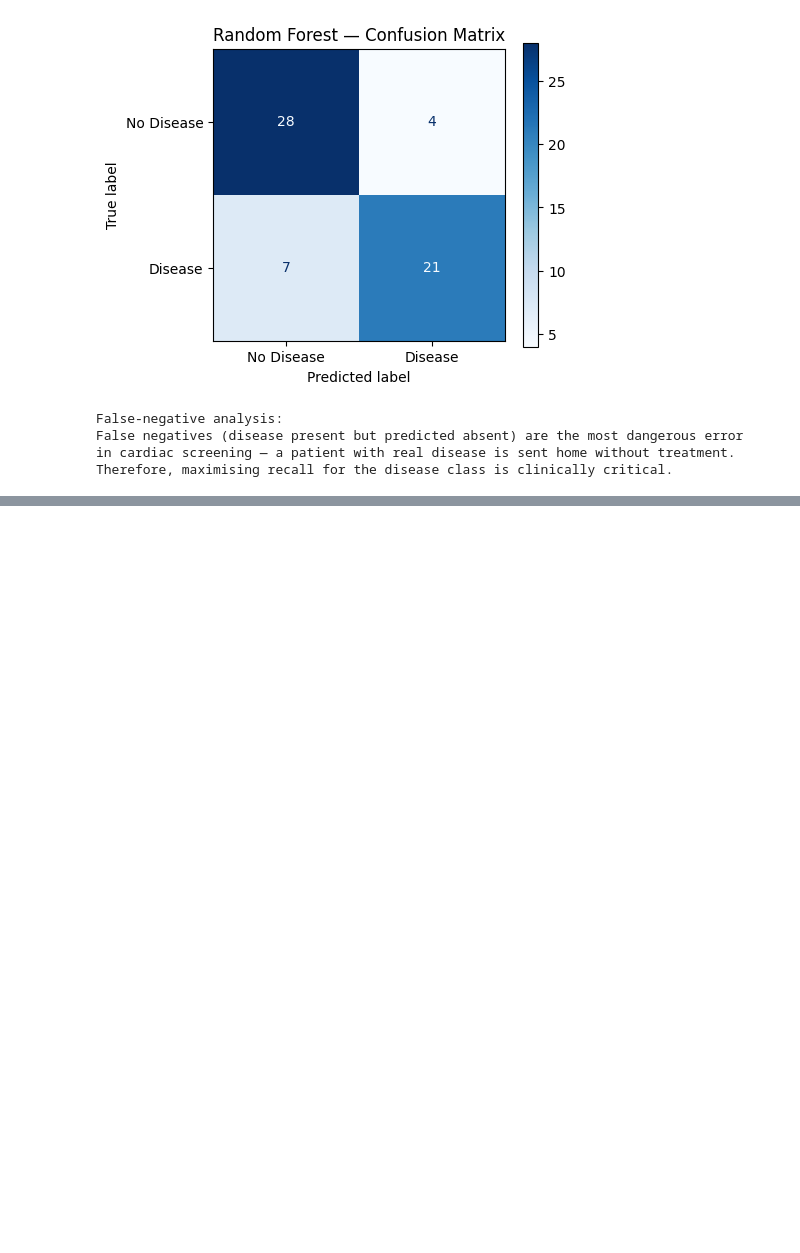
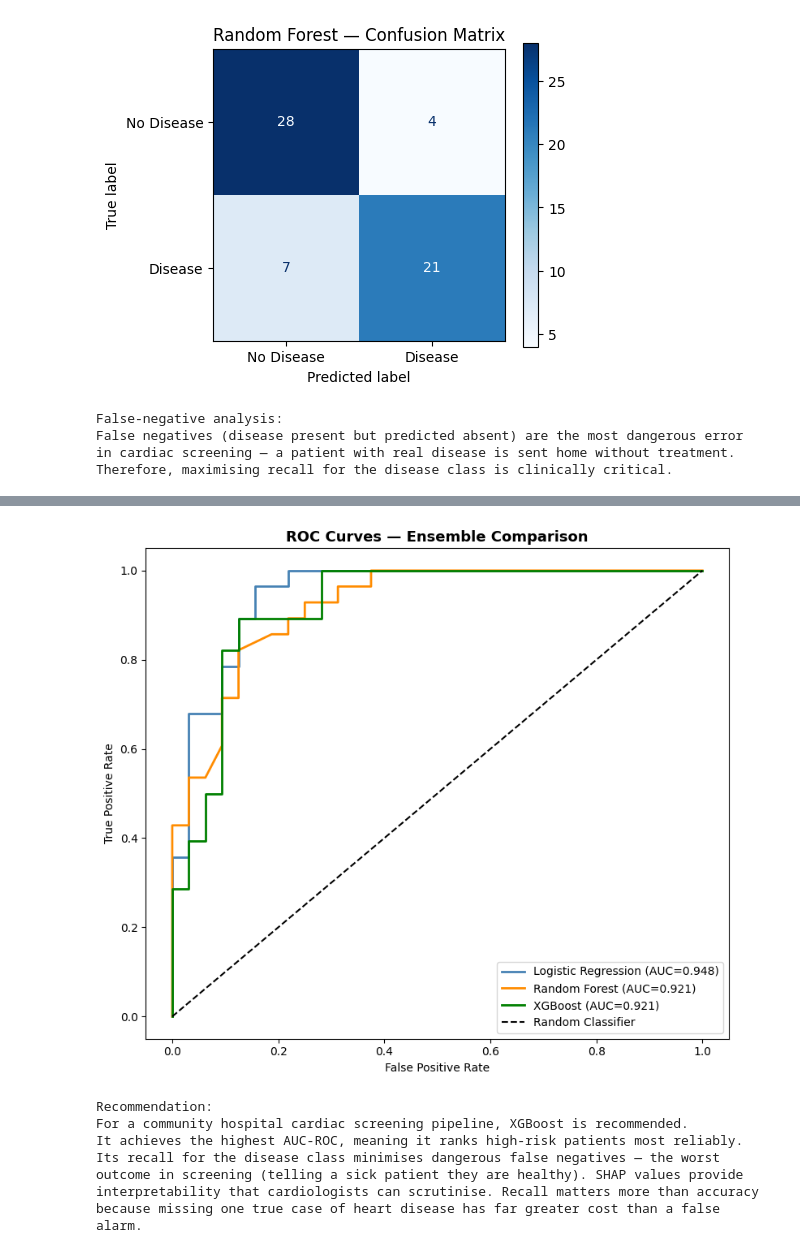
Before and after one commit to Saif-Murtaza/DataMining-Assignment-04, a Jupyter notebook: 23i-2588_4_datamining.ipynb, the cells around one changed output, grey strips where cells are left out. Cells and saved outputs as stored; diff of their text form; code cells hidden in the pictures; blank space fills up the shorter version.

```diff
--- a/23i-2588_4_datamining.ipynb
+++ b/23i-2588_4_datamining.ipynb
@@ -693,0 +884,36 @@ Therefore, maximising recall for the disease class is clinically critical.
+# %%
+# ── Overlapping ROC curves
+fig, ax = plt.subplots(figsize=(8, 7))
+
+for name, y_prob, auc_val, color in [
+    ('Logistic Regression', y_prob_lr,  lr_auc,  'steelblue'),
+    ('Random Forest',        y_prob_rf,  rf_auc,  'darkorange'),
+    ('XGBoost',              y_prob_xgb, xgb_auc, 'green')
+]:
+    fpr, tpr, _ = roc_curve(y_test, y_prob)
+    ax.plot(fpr, tpr, label=f'{name} (AUC={auc_val:.3f})', color=color, linewidth=2)
+
+ax.plot([0, 1], [0, 1], 'k--', label='Random Classifier')
+ax.set_xlabel('False Positive Rate')
+ax.set_ylabel('True Positive Rate')
+ax.set_title('ROC Curves — Ensemble Comparison', fontsize=13, fontweight='bold')
+ax.legend(loc='lower right')
+plt.tight_layout()
+plt.show()
+
+print('Recommendation:')
+print('For a community hospital cardiac screening pipeline, XGBoost is recommended.')
+print('It achieves the highest AUC-ROC, meaning it ranks high-risk patients most reliably.')
+print('Its recall for the disease class minimises dangerous false negatives — the worst')
+print('outcome in screening (telling a sick patient they are healthy). SHAP values provide')
+print('interpretability that cardiologists can scrutinise. Recall matters more than accuracy')
+print('because missing one true case of heart disease has far greater cost than a false alarm.')
+# %% [output]
+[figure, added]
+Recommendation:
+For a community hospital cardiac screening pipeline, XGBoost is recommended.
+It achieves the highest AUC-ROC, meaning it ranks high-risk patients most reliably.
+Its recall for the disease class minimises dangerous false negatives — the worst
+outcome in screening (telling a sick patient they are healthy). SHAP values provide
+interpretability that cardiologists can scrutinise. Recall matters more than accuracy
+because missing one true case of heart disease has far greater cost than a false alarm.
```
Also changed, not shown: parts of 6 cells of this notebook.
